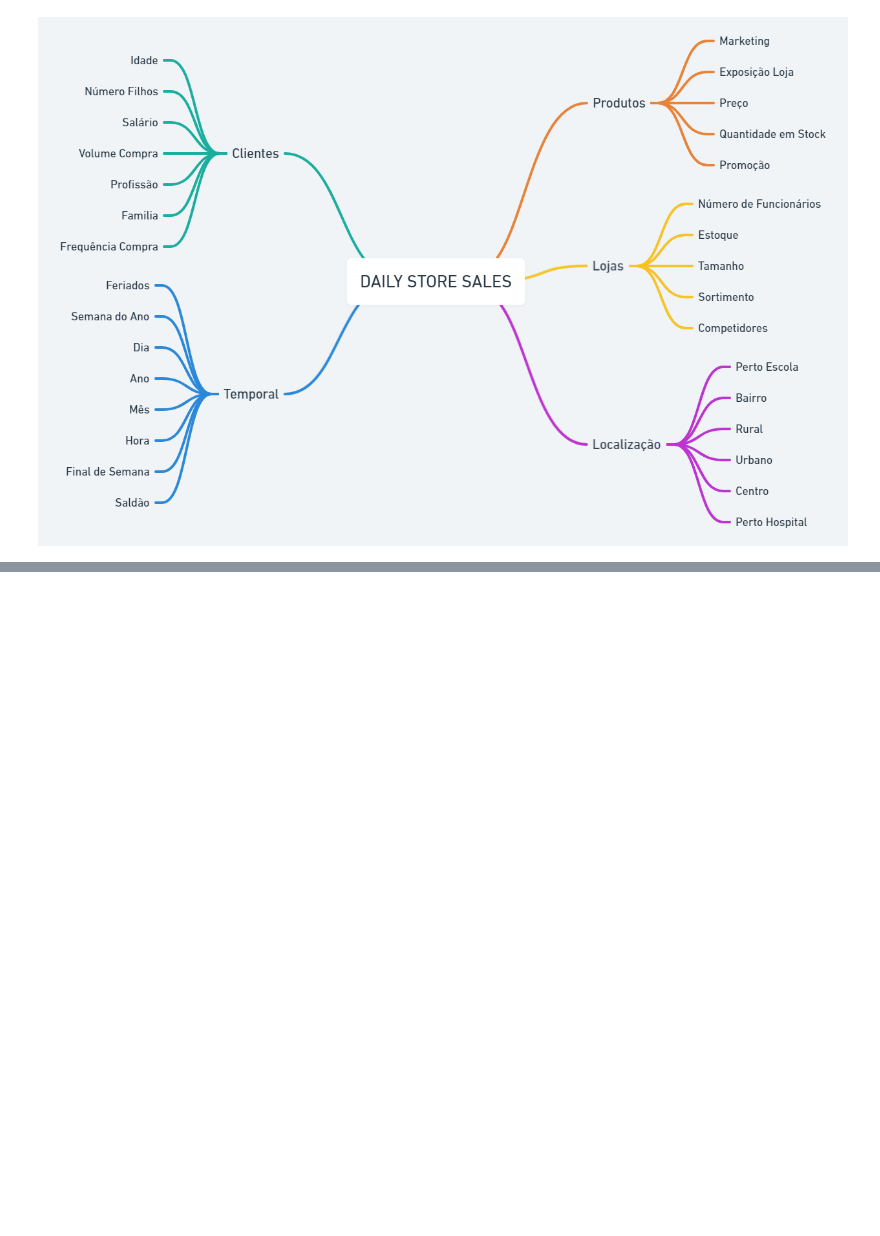
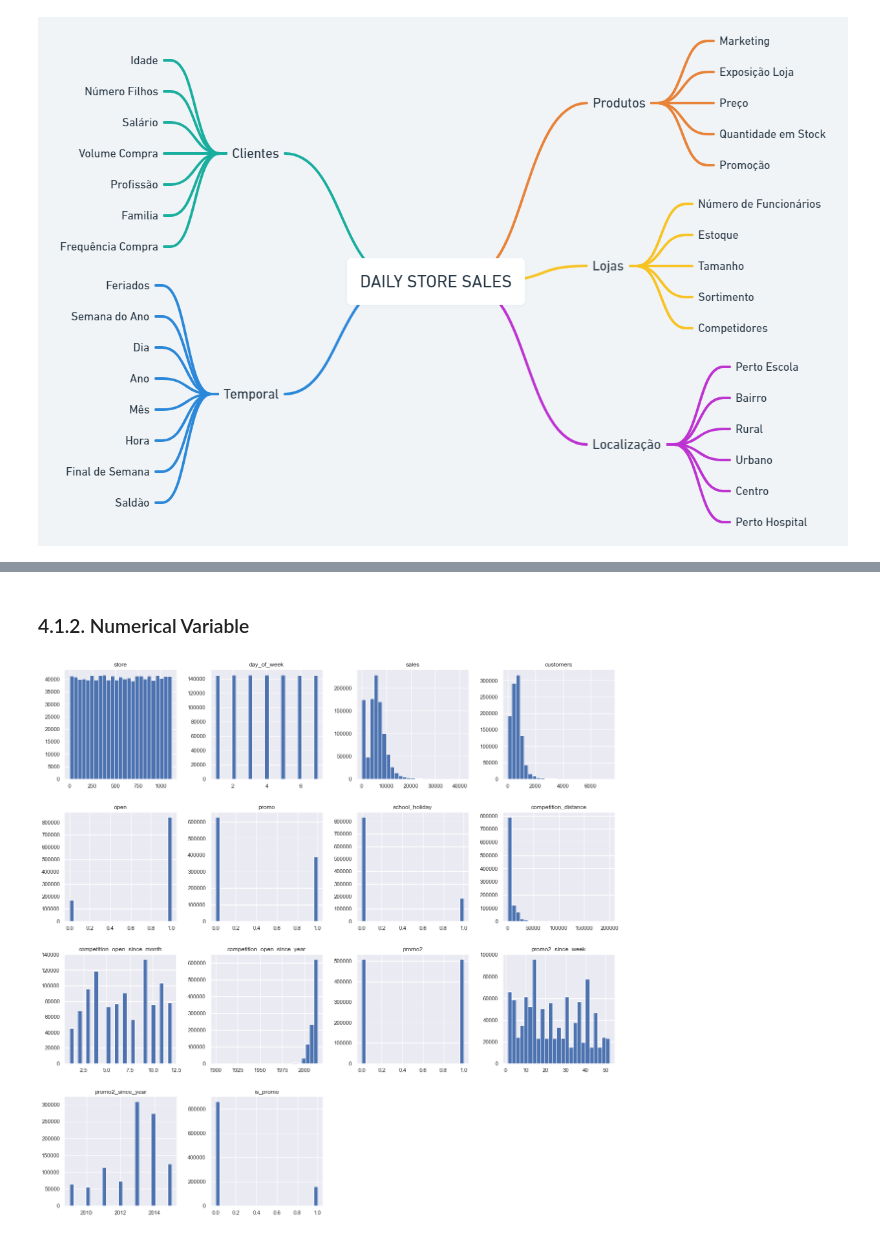
Before and after one commit to vinissouza/Drugstore-Sales-Forecast, a Jupyter notebook: Notebooks/First_Cycle_ Notebook.ipynb, the cells around one changed output, grey strips where cells are left out. Cells and saved outputs as stored; diff of their text form; code cells hidden in the pictures; blank space fills up the shorter version.

```diff
--- a/Notebooks/First_Cycle_ Notebook.ipynb
+++ b/Notebooks/First_Cycle_ Notebook.ipynb
@@ -486,0 +586,6 @@ df03 = df03.drop(cols_drop, axis=1)
+# %% [markdown]
+### 4.1.2. Numerical Variable
+# %%
+num_attributes.hist(bins=25, figsize=(20,20));
+# %% [output]
+[figure, added]
```
Also changed, not shown: parts of 198 cells of this notebook, 5 other files.
